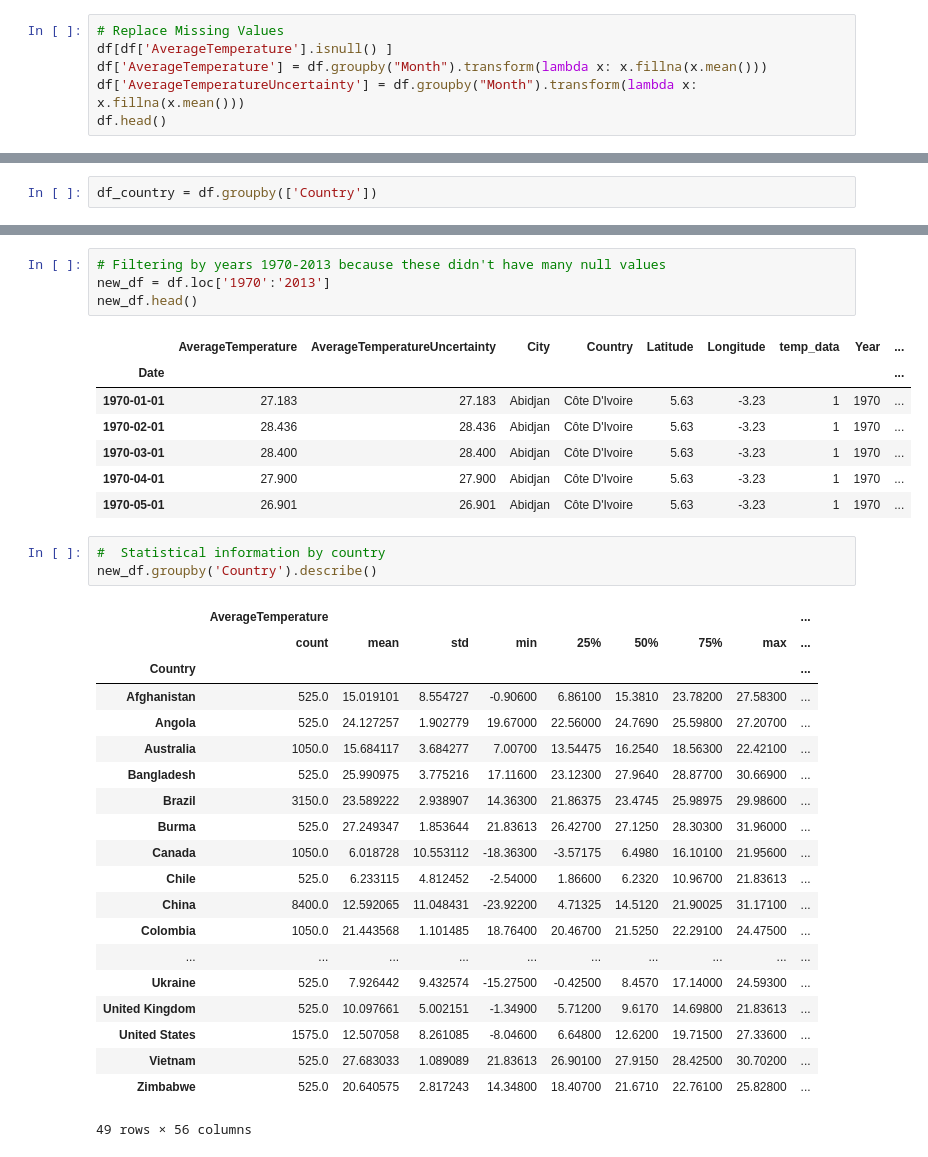
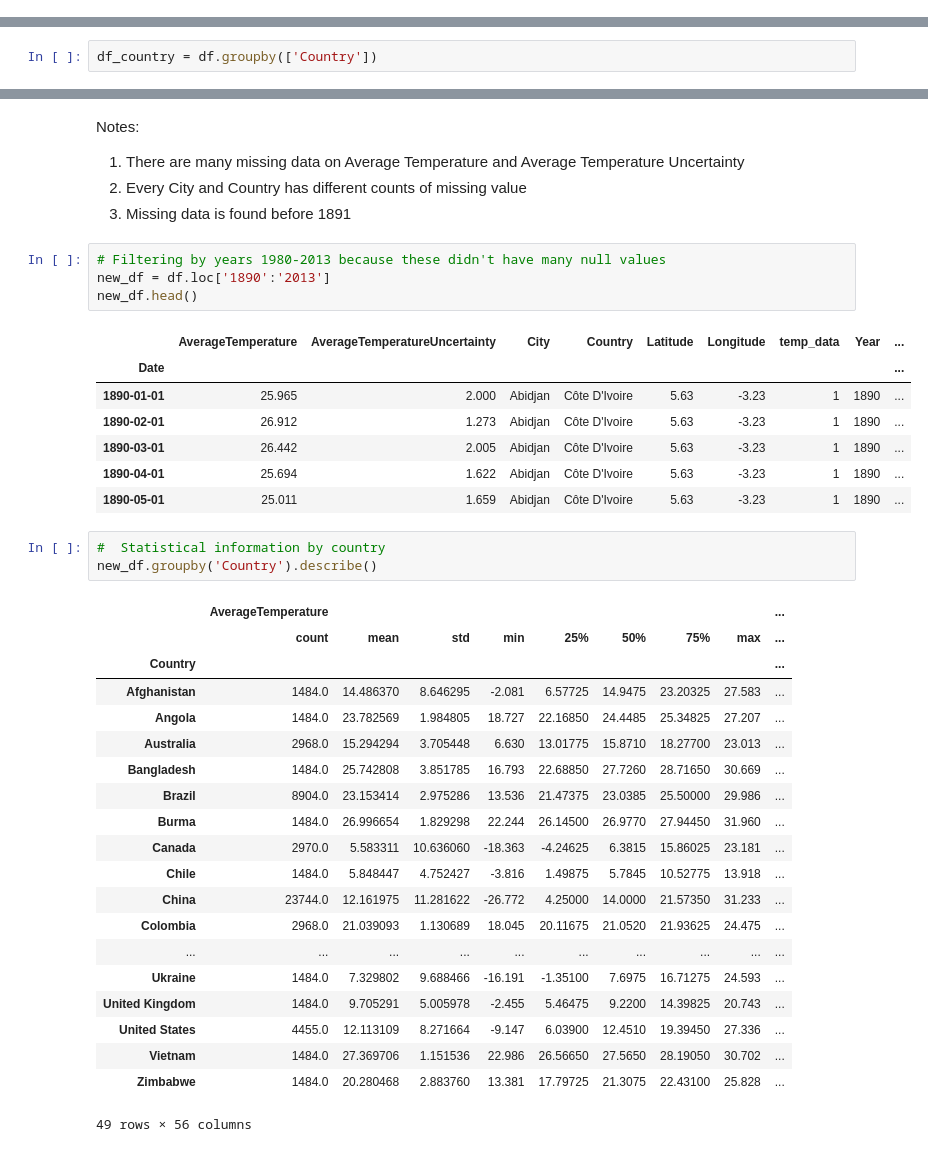
Before and after one commit to aditya1453/MassiveData, a Jupyter notebook: project2/notebooks/02. temperature.ipynb, the cells around one changed output, grey strips where cells are left out. Cells and saved outputs as stored; diff of their text form.

```diff
--- a/project2/notebooks/02. temperature.ipynb
+++ b/project2/notebooks/02. temperature.ipynb
@@ -231,9 +234,3 @@ missingdf
 | temp_data | 0 | 0.000000 |
 | Year | 0 | 0.000000 |
 | Month | 0 | 0.000000 |
-# %%
-# Replace Missing Values
-df[df['AverageTemperature'].isnull() ]
-df['AverageTemperature'] = df.groupby("Month").transform(lambda x: x.fillna(x.mean()))
-df['AverageTemperatureUncertainty'] = df.groupby("Month").transform(lambda x: x.fillna(x.mean()))
-df.head()
@@ -344,15 +348,20 @@ plt.legend(loc='upper left', bbox_to_anchor=(1, 1));
+# %% [markdown]
+Notes:
+1. There are many missing data on Average Temperature and Average Temperature Uncertainty
+2. Every City and Country has different counts of missing value
+3. Missing data is found before 1891
 # %%
-# Filtering by years 1970-2013 because these didn't have many null values
-new_df = df.loc['1970':'2013']
+# Filtering by years 1980-2013 because these didn't have many null values
+new_df = df.loc['1890':'2013']
 new_df.head()
 # %% [output]
 |  | AverageTemperature | AverageTemperatureUncertainty | City | Country | Latitude | Longitude | temp_data | Year | ... |
 | Date |  |  |  |  |  |  |  |  | ... |
-| 1970-01-01 | 27.183 | 27.183 | Abidjan | Côte D'Ivoire | 5.63 | -3.23 | 1 | 1970 | ... |
-| 1970-02-01 | 28.436 | 28.436 | Abidjan | Côte D'Ivoire | 5.63 | -3.23 | 1 | 1970 | ... |
-| 1970-03-01 | 28.400 | 28.400 | Abidjan | Côte D'Ivoire | 5.63 | -3.23 | 1 | 1970 | ... |
-| 1970-04-01 | 27.900 | 27.900 | Abidjan | Côte D'Ivoire | 5.63 | -3.23 | 1 | 1970 | ... |
-| 1970-05-01 | 26.901 | 26.901 | Abidjan | Côte D'Ivoire | 5.63 | -3.23 | 1 | 1970 | ... |
+| 1890-01-01 | 25.965 | 2.000 | Abidjan | Côte D'Ivoire | 5.63 | -3.23 | 1 | 1890 | ... |
+| 1890-02-01 | 26.912 | 1.273 | Abidjan | Côte D'Ivoire | 5.63 | -3.23 | 1 | 1890 | ... |
+| 1890-03-01 | 26.442 | 2.005 | Abidjan | Côte D'Ivoire | 5.63 | -3.23 | 1 | 1890 | ... |
+| 1890-04-01 | 25.694 | 1.622 | Abidjan | Côte D'Ivoire | 5.63 | -3.23 | 1 | 1890 | ... |
+| 1890-05-01 | 25.011 | 1.659 | Abidjan | Côte D'Ivoire | 5.63 | -3.23 | 1 | 1890 | ... |
 # %%
 #  Statistical information by country
 new_df.groupby('Country').describe()
@@ -360,22 +369,22 @@ new_df.groupby('Country').describe()
 |  | AverageTemperature |  |  |  |  |  |  |  | ... |
 |  | count | mean | std | min | 25% | 50% | 75% | max | ... |
 | Country |  |  |  |  |  |  |  |  | ... |
-| Afghanistan | 525.0 | 15.019101 | 8.554727 | -0.90600 | 6.86100 | 15.3810 | 23.78200 | 27.58300 | ... |
-| Angola | 525.0 | 24.127257 | 1.902779 | 19.67000 | 22.56000 | 24.7690 | 25.59800 | 27.20700 | ... |
-| Australia | 1050.0 | 15.684117 | 3.684277 | 7.00700 | 13.54475 | 16.2540 | 18.56300 | 22.42100 | ... |
-| Bangladesh | 525.0 | 25.990975 | 3.775216 | 17.11600 | 23.12300 | 27.9640 | 28.87700 | 30.66900 | ... |
-| Brazil | 3150.0 | 23.589222 | 2.938907 | 14.36300 | 21.86375 | 23.4745 | 25.98975 | 29.98600 | ... |
-| Burma | 525.0 | 27.249347 | 1.853644 | 21.83613 | 26.42700 | 27.1250 | 28.30300 | 31.96000 | ... |
-| Canada | 1050.0 | 6.018728 | 10.553112 | -18.36300 | -3.57175 | 6.4980 | 16.10100 | 21.95600 | ... |
-| Chile | 525.0 | 6.233115 | 4.812452 | -2.54000 | 1.86600 | 6.2320 | 10.96700 | 21.83613 | ... |
-| China | 8400.0 | 12.592065 | 11.048431 | -23.92200 | 4.71325 | 14.5120 | 21.90025 | 31.17100 | ... |
-| Colombia | 1050.0 | 21.443568 | 1.101485 | 18.76400 | 20.46700 | 21.5250 | 22.29100 | 24.47500 | ... |
+| Afghanistan | 1484.0 | 14.486370 | 8.646295 | -2.081 | 6.57725 | 14.9475 | 23.20325 | 27.583 | ... |
+| Angola | 1484.0 | 23.782569 | 1.984805 | 18.727 | 22.16850 | 24.4485 | 25.34825 | 27.207 | ... |
+| Australia | 2968.0 | 15.294294 | 3.705448 | 6.630 | 13.01775 | 15.8710 | 18.27700 | 23.013 | ... |
+| Bangladesh | 1484.0 | 25.742808 | 3.851785 | 16.793 | 22.68850 | 27.7260 | 28.71650 | 30.669 | ... |
+| Brazil | 8904.0 | 23.153414 | 2.975286 | 13.536 | 21.47375 | 23.0385 | 25.50000 | 29.986 | ... |
+| Burma | 1484.0 | 26.996654 | 1.829298 | 22.244 | 26.14500 | 26.9770 | 27.94450 | 31.960 | ... |
+| Canada | 2970.0 | 5.583311 | 10.636060 | -18.363 | -4.24625 | 6.3815 | 15.86025 | 23.181 | ... |
+| Chile | 1484.0 | 5.848447 | 4.752427 | -3.816 | 1.49875 | 5.7845 | 10.52775 | 13.918 | ... |
+| China | 23744.0 | 12.161975 | 11.281622 | -26.772 | 4.25000 | 14.0000 | 21.57350 | 31.233 | ... |
+| Colombia | 2968.0 | 21.039093 | 1.130689 | 18.045 | 20.11675 | 21.0520 | 21.93625 | 24.475 | ... |
 | ... | ... | ... | ... | ... | ... | ... | ... | ... | ... |
-| Ukraine | 525.0 | 7.926442 | 9.432574 | -15.27500 | -0.42500 | 8.4570 | 17.14000 | 24.59300 | ... |
-| United Kingdom | 525.0 | 10.097661 | 5.002151 | -1.34900 | 5.71200 | 9.6170 | 14.69800 | 21.83613 | ... |
-| United States | 1575.0 | 12.507058 | 8.261085 | -8.04600 | 6.64800 | 12.6200 | 19.71500 | 27.33600 | ... |
-| Vietnam | 525.0 | 27.683033 | 1.089089 | 21.83613 | 26.90100 | 27.9150 | 28.42500 | 30.70200 | ... |
-| Zimbabwe | 525.0 | 20.640575 | 2.817243 | 14.34800 | 18.40700 | 21.6710 | 22.76100 | 25.82800 | ... |
+| Ukraine | 1484.0 | 7.329802 | 9.688466 | -16.191 | -1.35100 | 7.6975 | 16.71275 | 24.593 | ... |
+| United Kingdom | 1484.0 | 9.705291 | 5.005978 | -2.455 | 5.46475 | 9.2200 | 14.39825 | 20.743 | ... |
+| United States | 4455.0 | 12.113109 | 8.271664 | -9.147 | 6.03900 | 12.4510 | 19.39450 | 27.336 | ... |
+| Vietnam | 1484.0 | 27.369706 | 1.151536 | 22.986 | 26.56650 | 27.5650 | 28.19050 | 30.702 | ... |
+| Zimbabwe | 1484.0 | 20.280468 | 2.883760 | 13.381 | 17.79725 | 21.3075 | 22.43100 | 25.828 | ... |
 49 rows × 56 columns
 # %%
 # Shows the average temperature by country in descending order
```
Also changed, not shown: parts of 20 cells of this notebook, 2 other files.
